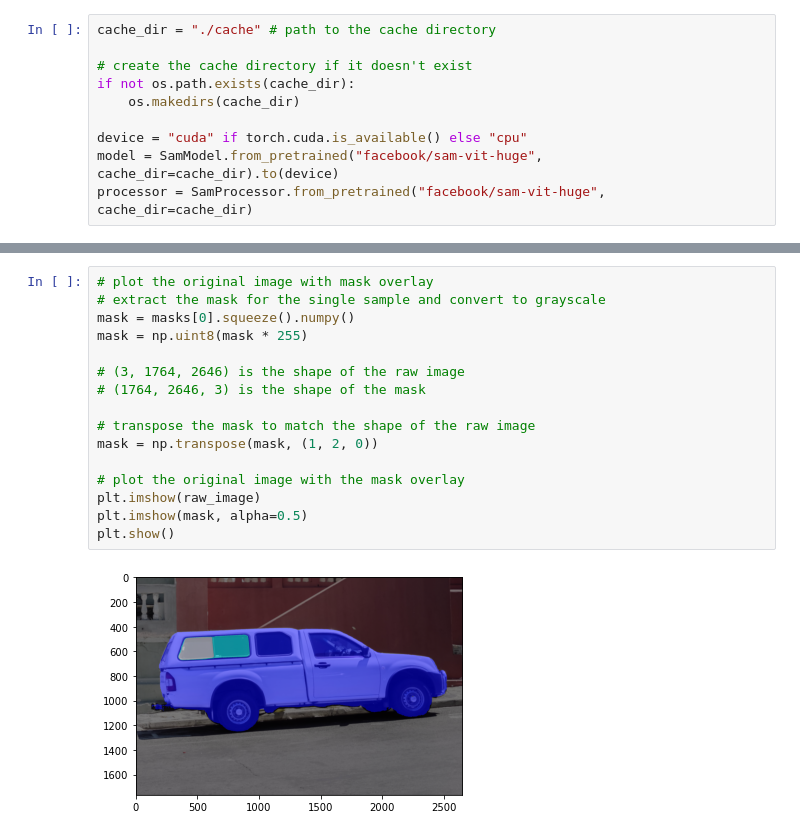
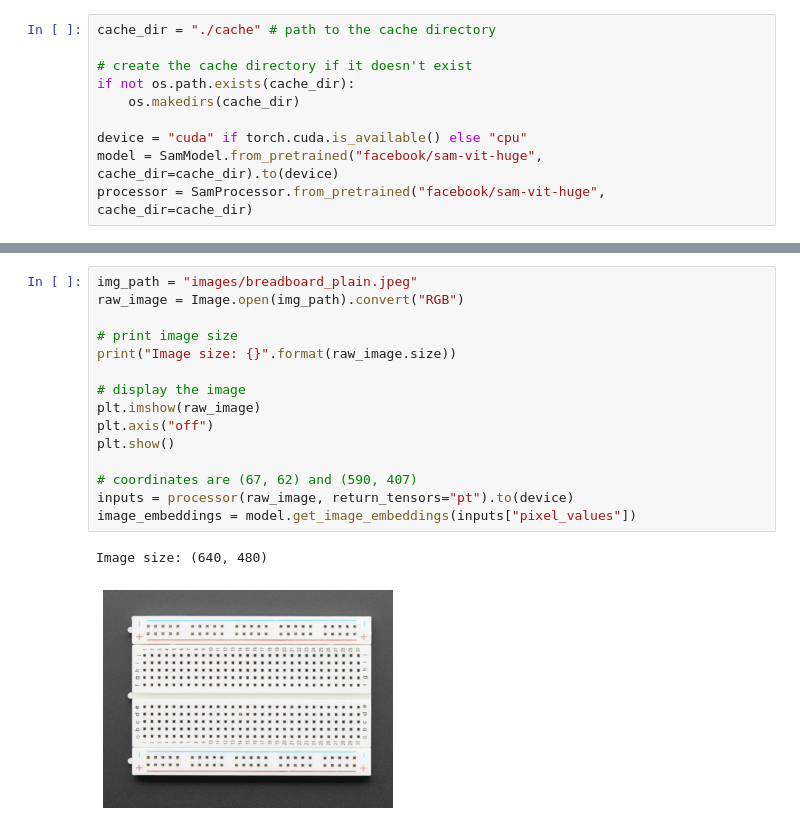
Before and after one commit to ingazhur/hardware-internal-tools, a Jupyter notebook: huggingface_test.ipynb, the cells around one changed output, grey strips where cells are left out. Cells and saved outputs as stored; diff of their text form.

Commit message:
preprocessing: identifying holes on the plain breadboard

```diff
--- a/huggingface_test.ipynb
+++ b/huggingface_test.ipynb
@@ -35,18 +22,18 @@ AttributeError: 'list' object has no attribute 'shape'
-# %%
-# plot the original image with mask overlay
-# extract the mask for the single sample and convert to grayscale
-mask = masks[0].squeeze().numpy()
-mask = np.uint8(mask * 255)
-
-# (3, 1764, 2646) is the shape of the raw image
-# (1764, 2646, 3) is the shape of the mask
-
-# transpose the mask to match the shape of the raw image
-mask = np.transpose(mask, (1, 2, 0))
-
-# plot the original image with the mask overlay
-plt.imshow(raw_image)
-plt.imshow(mask, alpha=0.5)
-plt.show()
-# %% [output]
-[figure, removed]
+# %%
+img_path = "images/breadboard_plain.jpeg"
+raw_image = Image.open(img_path).convert("RGB")
+
+# print image size
+print("Image size: {}".format(raw_image.size))
+
+# display the image
+plt.imshow(raw_image)
+plt.axis("off")
+plt.show()
+
+# coordinates are (67, 62) and (590, 407)
+inputs = processor(raw_image, return_tensors="pt").to(device)
+image_embeddings = model.get_image_embeddings(inputs["pixel_values"])
+# %% [output]
+Image size: (640, 480)
+[figure, added]
```
Also changed, not shown: parts of 8 cells of this notebook, 10 other files.
